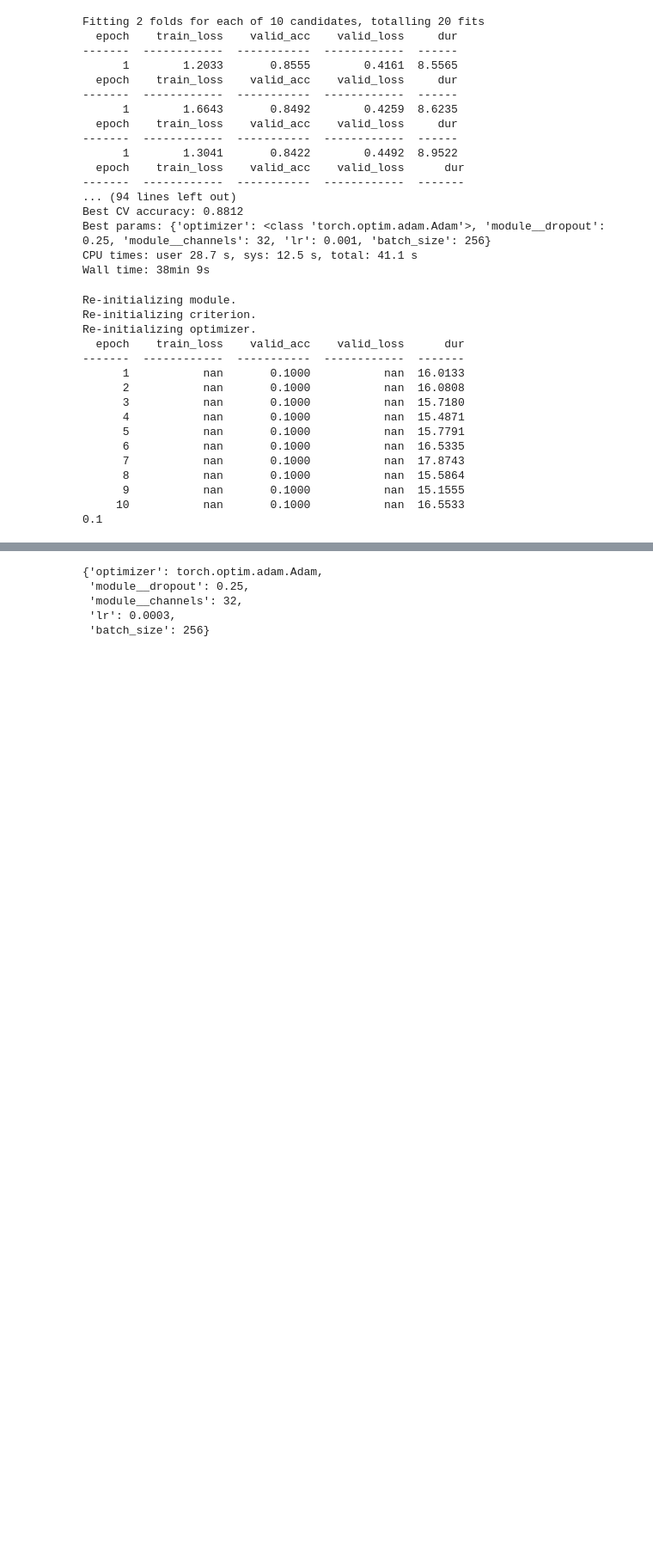
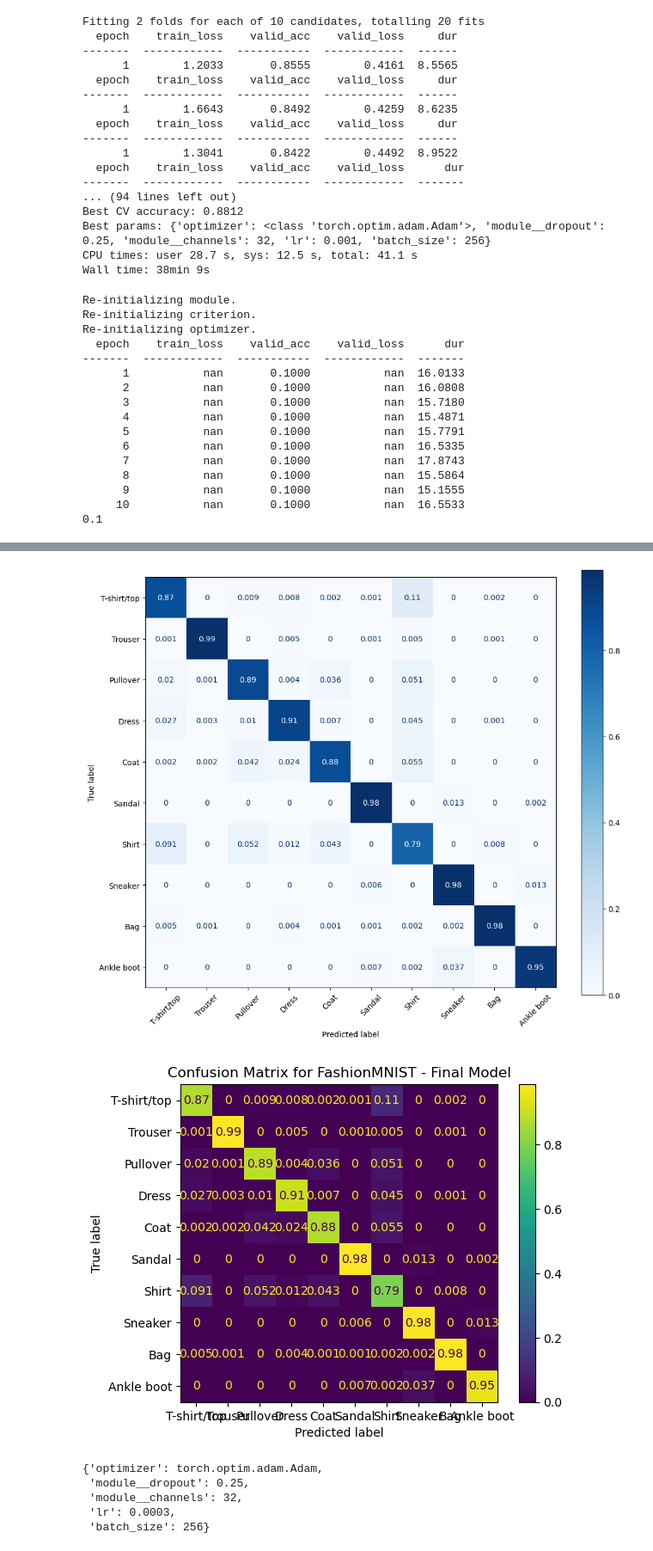
Before and after one commit to data-alch3m1st/PyTorch_tinkering, a Jupyter notebook: experimenting_code/skortch_comp_vision_FashionMNIST_v6_RandomSearchCV.ipynb, the cells around one changed output, grey strips where cells are left out. Shown: that part at 86% size. Drawn from its saved outputs; the diff is of its cells as text; code cells hidden in the pictures; blank space fills up the shorter version.

```diff
--- a/experimenting_code/skortch_comp_vision_FashionMNIST_v6_RandomSearchCV.ipynb
+++ b/experimenting_code/skortch_comp_vision_FashionMNIST_v6_RandomSearchCV.ipynb
@@ -389,3 +396,20 @@ plt.show()
+# %%
+# Compute the confusion matrix
+
+fig, ax = plt.subplots(figsize=(12, 10))
+
+# Display the normalized confusion matrix
+disp = ConfusionMatrixDisplay.from_predictions(
+    all_labels, all_preds
+    , display_labels=train_dataset.classes  # Use FashionMNIST class names
+    , normalize='true'
+)
+disp.plot(ax=ax, cmap="Blues", xticks_rotation=45)
+plt.title("Confusion Matrix for FashionMNIST - Final Model")
+plt.show();
+# %% [output]
+[figure, added]
+[figure, added]
 # %%
 results['params'].iloc[0]
 # %% [output]
```
Also changed, not shown: parts of 22 cells of this notebook.
